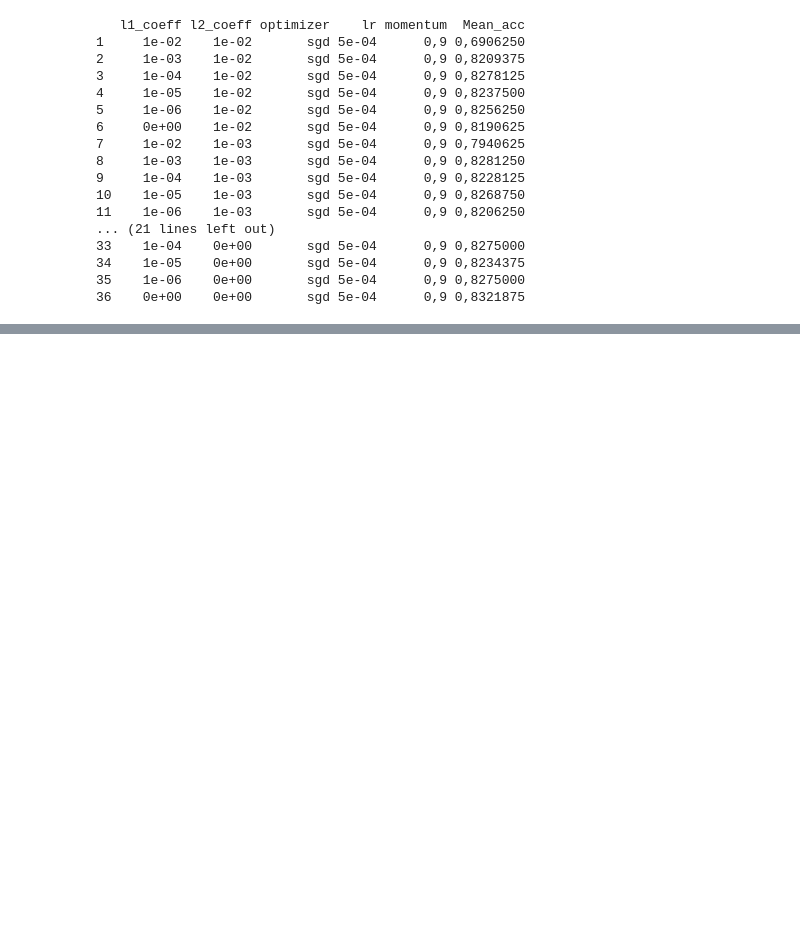
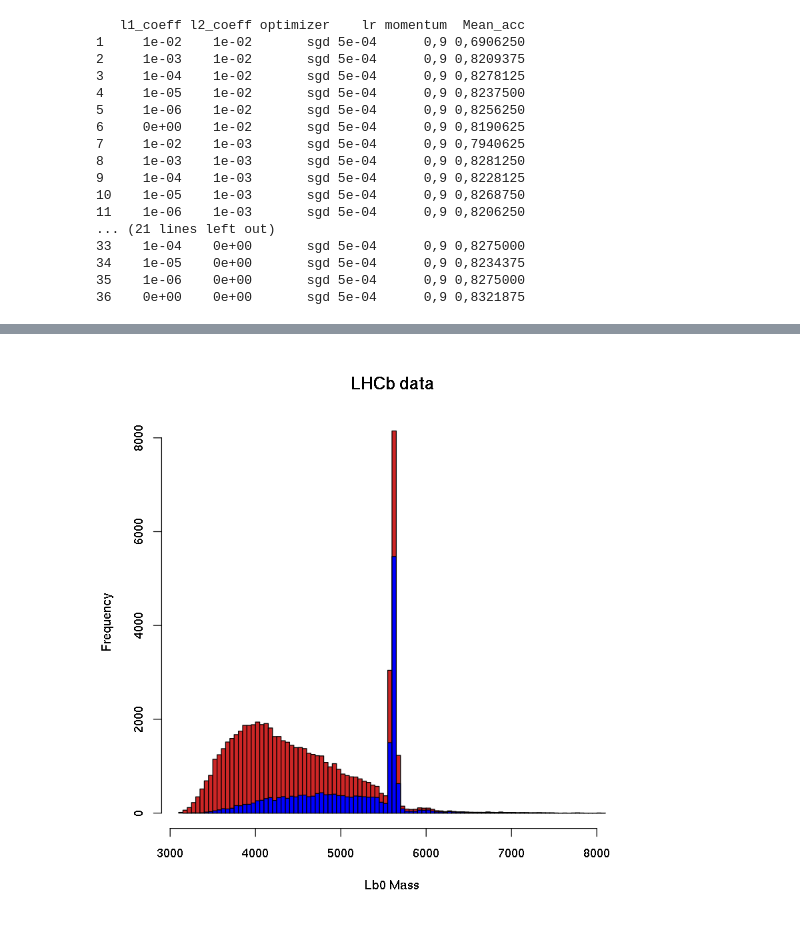
Before and after one commit to mastrovalentz/Adv_Stat_Final_Project, a Jupyter notebook: Model_Tuner.ipynb, the cells around one changed output, grey strips where cells are left out. Saved outputs shown, nothing was run; the diff lists cells and outputs as text; code cells hidden in the pictures; blank space fills up the shorter version.

```diff
--- a/Model_Tuner.ipynb
+++ b/Model_Tuner.ipynb
@@ -843,3 +875,5 @@ y_cut_lhcb_pred <- model %>% predict(x_cut_lhcb)
 # %%
 hist(data.cutted.lhcb$Lambda_b0_MM_F[y_cut_lhcb_pred>0.0],   breaks=100, col="firebrick3", xlab="Lb0 Mass", main="LHCb data",  probability=FALSE)
-hist(data.cutted.lhcb$Lambda_b0_MM_F[y_cut_lhcb_pred>0.9973], breaks=100, add=TRUE, col='blue')
+hist(data.cutted.lhcb$Lambda_b0_MM_F[y_cut_lhcb_pred>0.68], breaks=100, add=TRUE, col='blue')
+# %% [output]
+[figure, added]
```
Also changed, not shown: parts of 13 cells of this notebook, 17 other files.
